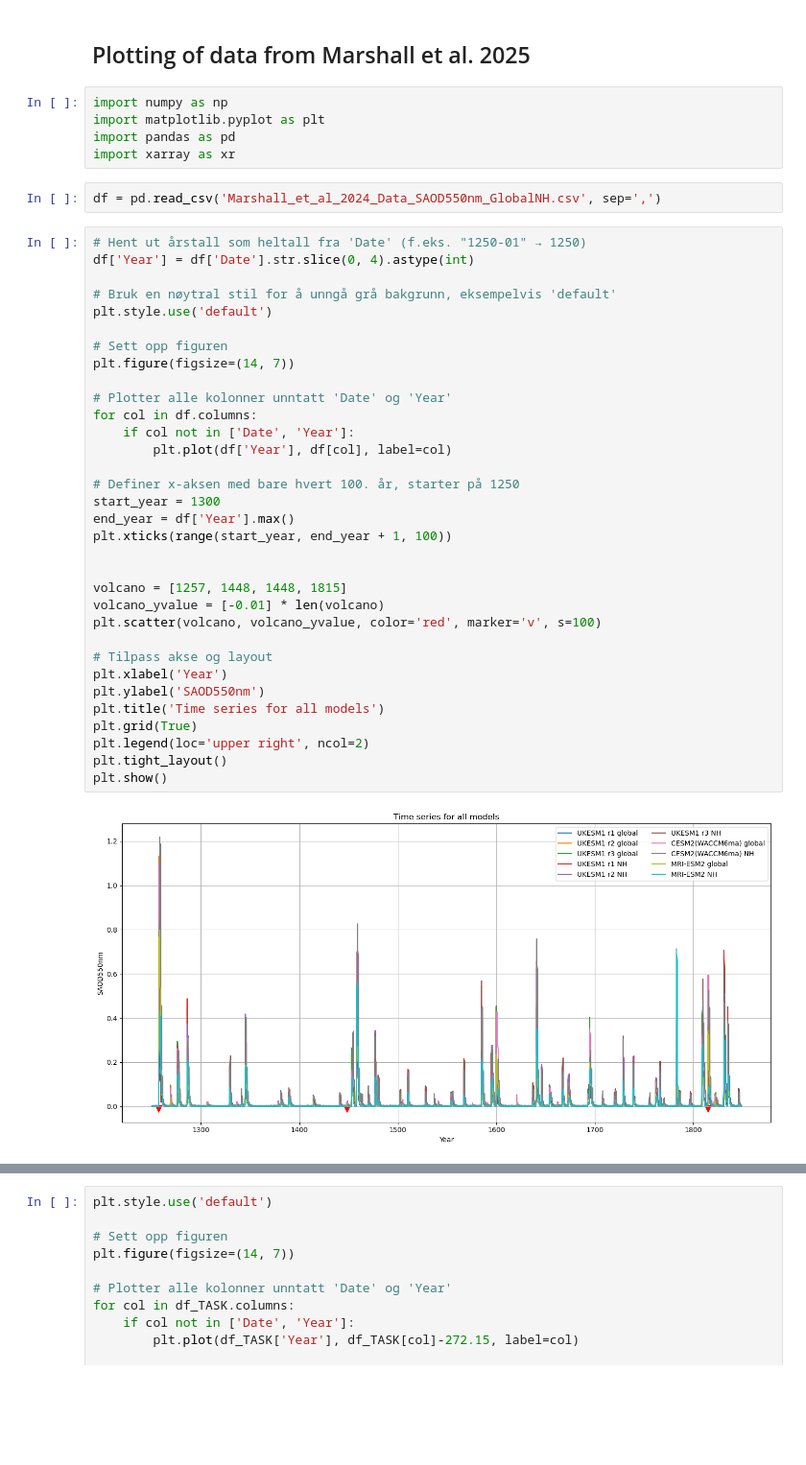
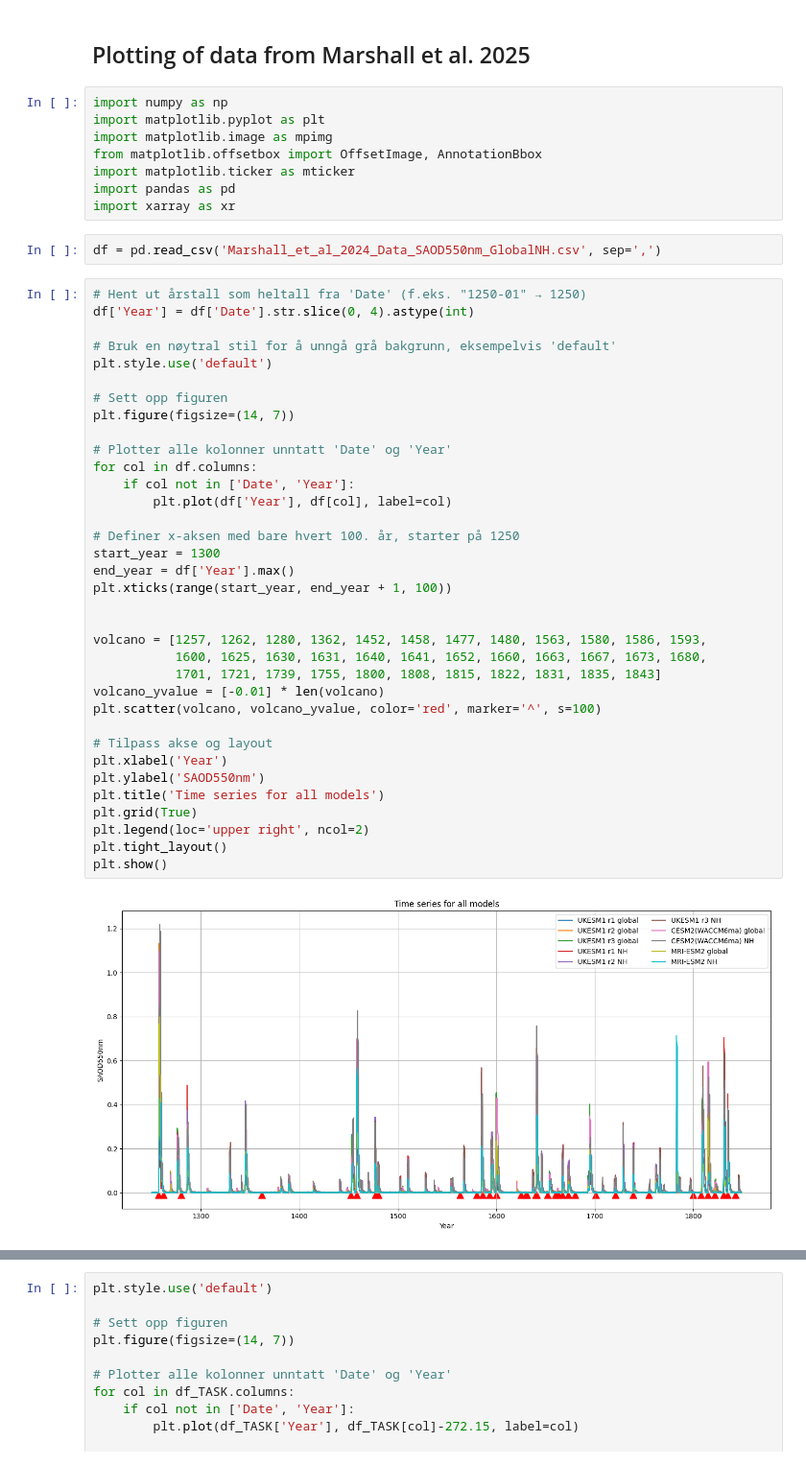
Before and after one commit to EliHHogemo/lia, a Jupyter notebook: marshalletal_data-checkpoint.ipynb, the cells around one changed output, grey strips where cells are left out. Shown at 96% size. Cells and saved outputs as stored; diff of their text form; blank space fills up the shorter version.

Commit message:
recreated the first plots in the article

```diff
--- a/marshalletal_data-checkpoint.ipynb
+++ b/marshalletal_data-checkpoint.ipynb
@@ -3,6 +3,9 @@
 # %%
 import numpy as np
 import matplotlib.pyplot as plt
+import matplotlib.image as mpimg
+from matplotlib.offsetbox import OffsetImage, AnnotationBbox
+import matplotlib.ticker as mticker
 import pandas as pd
 import xarray as xr
 # %%
@@ -12,35 +15,37 @@ df = pd.read_csv('Marshall_et_al_2024_Data_SAOD550nm_GlobalNH.csv', sep=',')
 df['Year'] = df['Date'].str.slice(0, 4).astype(int)
 
 # Bruk en nøytral stil for å unngå grå bakgrunn, eksempelvis 'default'
 plt.style.use('default')
 
 # Sett opp figuren
 plt.figure(figsize=(14, 7))
 
 # Plotter alle kolonner unntatt 'Date' og 'Year'
 for col in df.columns:
     if col not in ['Date', 'Year']:
         plt.plot(df['Year'], df[col], label=col)
 
 # Definer x-aksen med bare hvert 100. år, starter på 1250
 start_year = 1300
 end_year = df['Year'].max()
 plt.xticks(range(start_year, end_year + 1, 100))
 
 
-volcano = [1257, 1448, 1448, 1815]
+volcano = [1257, 1262, 1280, 1362, 1452, 1458, 1477, 1480, 1563, 1580, 1586, 1593,
+           1600, 1625, 1630, 1631, 1640, 1641, 1652, 1660, 1663, 1667, 1673, 1680,
+           1701, 1721, 1739, 1755, 1800, 1808, 1815, 1822, 1831, 1835, 1843]
 volcano_yvalue = [-0.01] * len(volcano)
-plt.scatter(volcano, volcano_yvalue, color='red', marker='v', s=100)
+plt.scatter(volcano, volcano_yvalue, color='red', marker='^', s=100)
 
 # Tilpass akse og layout
 plt.xlabel('Year')
 plt.ylabel('SAOD550nm')
 plt.title('Time series for all models')
 plt.grid(True)
 plt.legend(loc='upper right', ncol=2)
 plt.tight_layout()
 plt.show()
 # %% [output]
-[figure, old version]
+[figure, new version]
 # %%
 df_TASK = pd.read_csv('Marshall_et_al_2024_Data_TASK_Global.csv', sep=',')
```
Also changed, not shown: parts of 8 cells of this notebook.
